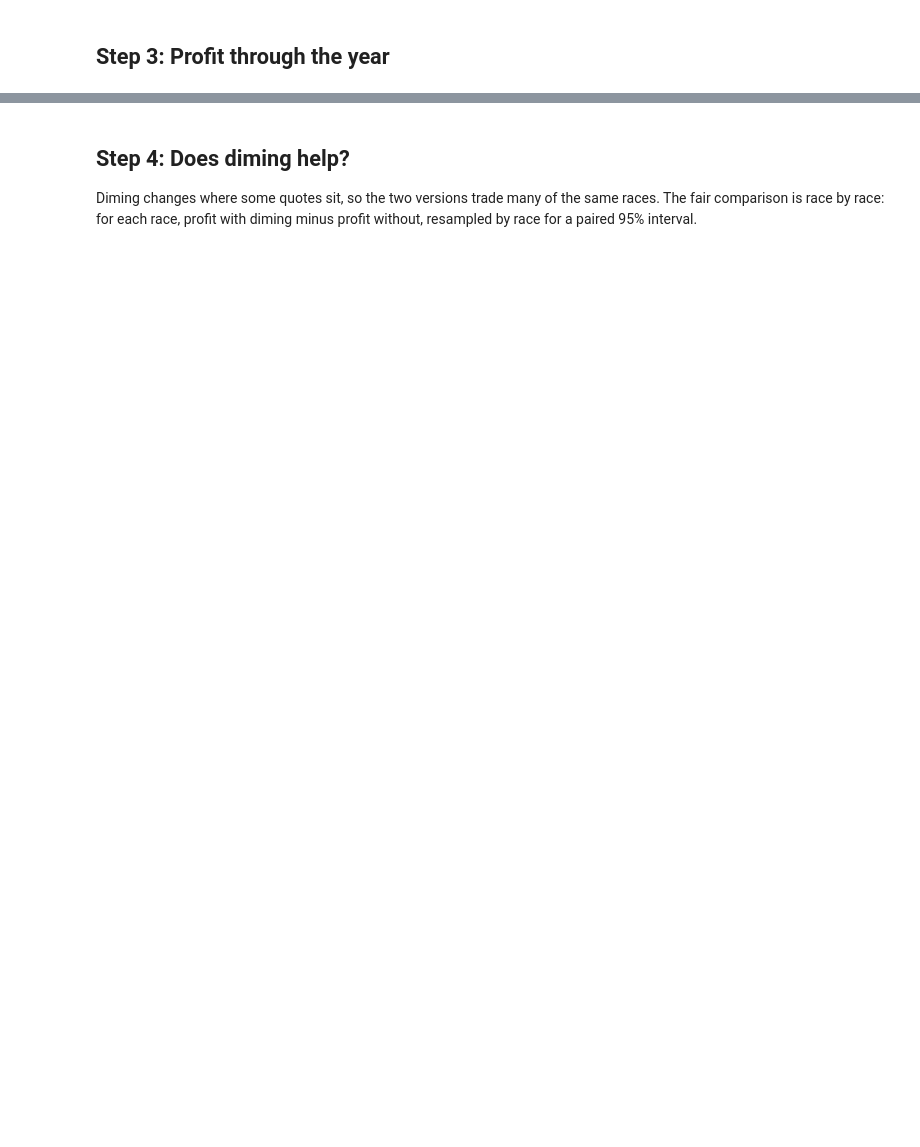
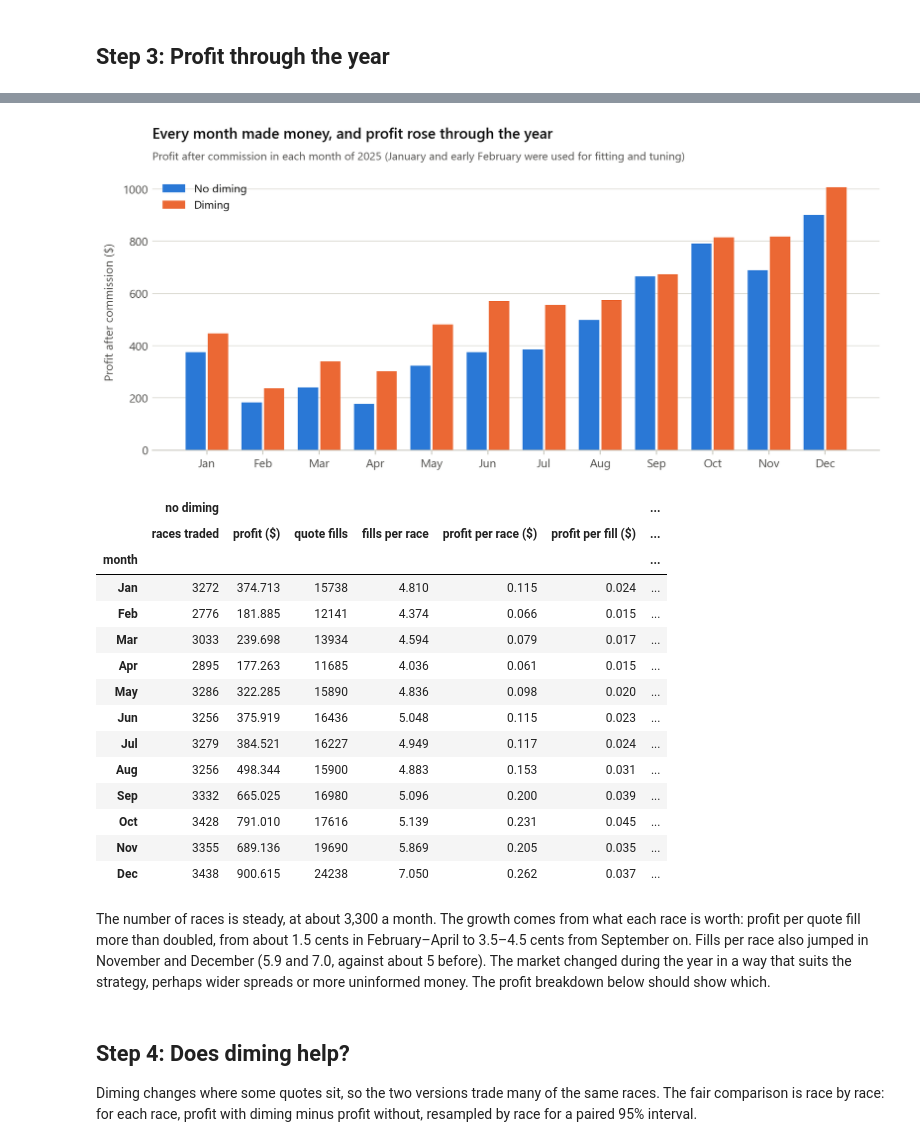
Before and after one commit to wazzak-99/Greyhound-Racing-Backtesting, a Jupyter notebook: evaluation/strategy-evaluation.ipynb, the cells around one changed output, grey strips where cells are left out. Saved outputs shown, nothing was run; the diff lists cells and outputs as text; code cells hidden in the pictures; blank space fills up the shorter version.

```diff
--- a/evaluation/strategy-evaluation.ipynb
+++ b/evaluation/strategy-evaluation.ipynb
@@ -86,7 +90,8 @@ first_fill = pd.concat([fills.groupby("market_id")["time"].min() for _, fills in
 race_time = first_fill.sort_values()
 RACES = race_time.index                                         # in the order they were run
 day = race_time.dt.tz_convert("Australia/Sydney").dt.date
-month = race_time.dt.tz_convert("Australia/Sydney").dt.strftime("%b")
+local = race_time.dt.tz_convert("Australia/Sydney")
+month = local.dt.strftime("%b").where(local.dt.year == 2025, "Dec")   # late races on 31 Dec fall on 1 Jan in Sydney
 out_of_sample = (day >= OUT_OF_SAMPLE_FROM).to_numpy()
 profit = pd.DataFrame({name: markets["net_pnl"].reindex(RACES, fill_value=0.0) for name, (markets, _) in runs.items()})
 print(f"{len(RACES):,} races traded: {(~out_of_sample).sum():,} before 15 February, {out_of_sample.sum():,} from then on")
@@ -145,21 +244,54 @@ plt.show()
 # %%
 MONTHS = ["Jan", "Feb", "Mar", "Apr", "May", "Jun", "Jul", "Aug", "Sep", "Oct", "Nov", "Dec"]
 monthly = profit.groupby(month.rename("month")).sum().reindex([m for m in MONTHS if m in set(month)])
 
 fig, ax = plt.subplots(figsize=(11, 4.2))
 width = 0.8 / len(RUNS)
 for i, name in enumerate(RUNS):
     ax.bar(np.arange(len(monthly)) + (i - (len(RUNS) - 1) / 2) * width, monthly[name], width=width * 0.9,
            color=COLOURS[name], label=name.capitalize())
 ax.axhline(0, color=INK_2, lw=1)
 ax.set_xticks(np.arange(len(monthly)), monthly.index)
+ax.set_axisbelow(True)
 ax.set(ylabel="Profit after commission ($)")
 legend(ax, loc="upper left")
-titles(ax, "Profit month by month", "Profit after commission in each month of 2025 (January and early February were "
-       "used for fitting and tuning)")
+titles(ax, "Every month made money, and profit rose through the year",
+       "Profit after commission in each month of 2025 (January and early February were used for fitting and tuning)")
 plt.show()
 
-monthly.round(2)
+# What changed: how many races and fills, and how much each one made
+breakdown = {}
+for name, (markets, fills) in runs.items():
+    quote_fills = fills[fills["tag"] == "quote"]
+    traded = month.reindex(markets.index.intersection(RACES))
+    breakdown[name] = pd.DataFrame({
+        "races traded": traded.value_counts(),
+        "profit ($)": profit[name].groupby(month).sum(),
+        "quote fills": quote_fills.groupby(quote_fills["market_id"].map(month)).size(),
+    }).reindex(monthly.index)
+    breakdown[name]["fills per race"] = breakdown[name]["quote fills"] / breakdown[name]["races traded"]
+    breakdown[name]["profit per race ($)"] = breakdown[name]["profit ($)"] / breakdown[name]["races traded"]
+    breakdown[name]["profit per fill ($)"] = breakdown[name]["profit ($)"] / breakdown[name]["quote fills"]
+pd.concat(breakdown, axis=1).rename_axis("month").round(3)
+# %% [output]
+[figure, added]
+|  | no diming |  |  |  |  |  | ... |
+|  | races traded | profit ($) | quote fills | fills per race | profit per race ($) | profit per fill ($) | ... |
+| month |  |  |  |  |  |  | ... |
+| Jan | 3272 | 374.713 | 15738 | 4.810 | 0.115 | 0.024 | ... |
+| Feb | 2776 | 181.885 | 12141 | 4.374 | 0.066 | 0.015 | ... |
+| Mar | 3033 | 239.698 | 13934 | 4.594 | 0.079 | 0.017 | ... |
+| Apr | 2895 | 177.263 | 11685 | 4.036 | 0.061 | 0.015 | ... |
+| May | 3286 | 322.285 | 15890 | 4.836 | 0.098 | 0.020 | ... |
+| Jun | 3256 | 375.919 | 16436 | 5.048 | 0.115 | 0.023 | ... |
+| Jul | 3279 | 384.521 | 16227 | 4.949 | 0.117 | 0.024 | ... |
+| Aug | 3256 | 498.344 | 15900 | 4.883 | 0.153 | 0.031 | ... |
+| Sep | 3332 | 665.025 | 16980 | 5.096 | 0.200 | 0.039 | ... |
+| Oct | 3428 | 791.010 | 17616 | 5.139 | 0.231 | 0.045 | ... |
+| Nov | 3355 | 689.136 | 19690 | 5.869 | 0.205 | 0.035 | ... |
+| Dec | 3438 | 900.615 | 24238 | 7.050 | 0.262 | 0.037 | ... |
+# %% [markdown]
+The number of races is steady, at about 3,300 a month. The growth comes from what each race is worth: profit per quote fill more than doubled, from about 1.5 cents in February–April to 3.5–4.5 cents from September on. Fills per race also jumped in November and December (5.9 and 7.0, against about 5 before). The market changed during the year in a way that suits the strategy, perhaps wider spreads or more uninformed money. The profit breakdown below should show which.
 # %% [markdown]
 ## Step 4: Does diming help?
 
```
Also changed, not shown: parts of 19 cells of this notebook, 7 other files.
